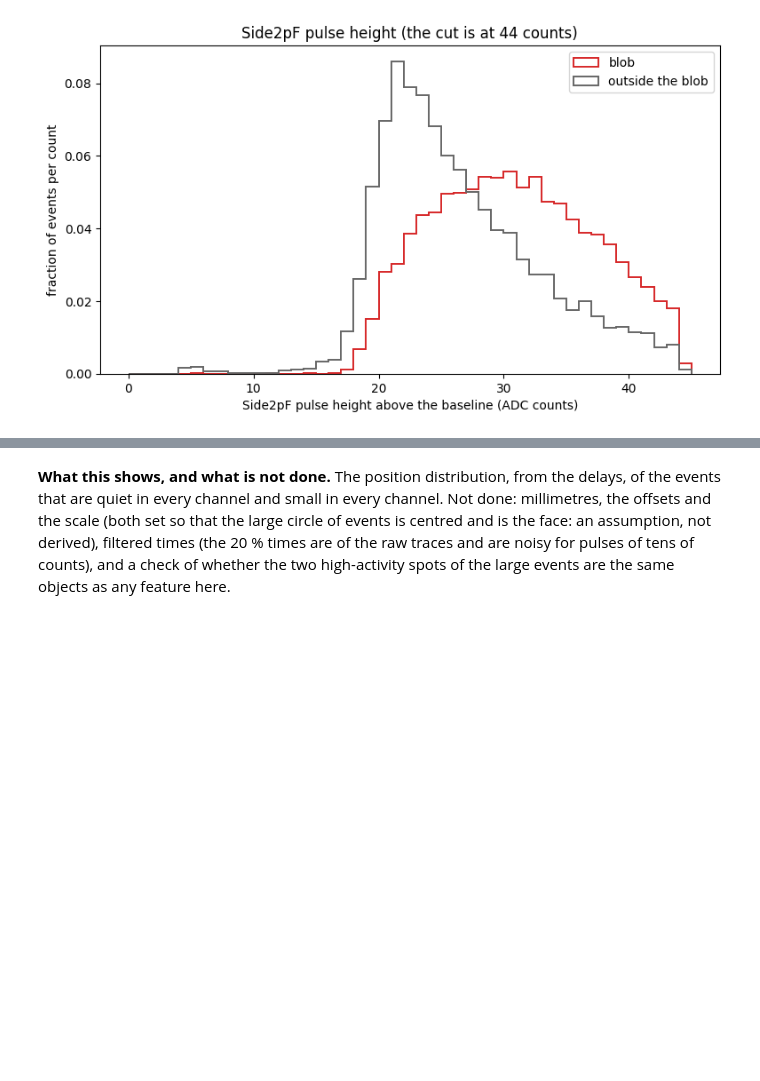
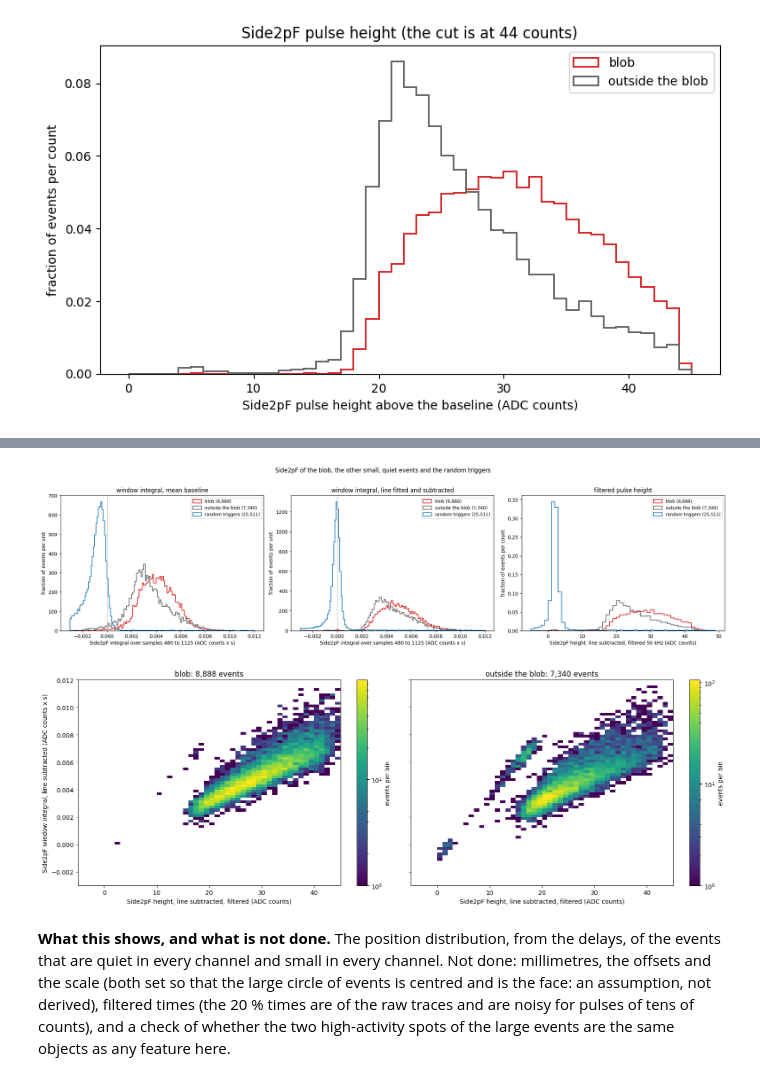
Before and after one commit to villano-lab/NSDF-Data, a Jupyter notebook: data_analysis/R76/notebooks/relcal/positions-small-quiet-82v.ipynb, the cells around one changed output, grey strips where cells are left out. Drawn from its saved outputs; the diff is of its cells as text; code cells hidden in the pictures; blank space fills up the shorter version.

```diff
--- a/data_analysis/R76/notebooks/relcal/positions-small-quiet-82v.ipynb
+++ b/data_analysis/R76/notebooks/relcal/positions-small-quiet-82v.ipynb
@@ -388,2 +464,39 @@ plt.show()
+# %%
+SETS = ((blob, "C3", f"blob ({blob.sum():,})"), (rest, "0.4", f"outside the blob ({rest.sum():,})"),
+        (rand & keep, "C0", f"random triggers ({(rand & keep).sum():,})"))
+BINS_W = np.linspace(-0.003, 0.012, 151)
+fig, axes = plt.subplots(1, 3, figsize=(20, 5.2))
+for ax, q, title in ((axes[0], integral_w[:, F], "window integral, mean baseline"),
+                     (axes[1], integral_wl[:, F], "window integral, line fitted and subtracted")):
+    for m, c, lab in SETS:
+        ax.hist(q[m], bins=BINS_W, histtype="step", density=True, color=c, linewidth=1.4, label=lab)
+    ax.axvline(0, color="0.6", linewidth=0.6)
+    ax.set_xlabel(f"Side2pF integral over samples {WIN[0]} to {WIN[1]} (ADC counts x s)")
+    ax.set_ylabel("fraction of events per unit")
+    ax.set_title(title)
+    ax.legend(fontsize=9)
+for m, c, lab in SETS:
+    axes[2].hist(height_fl[m, F], bins=np.arange(-5, 50, 1), histtype="step", density=True, color=c, linewidth=1.4, label=lab)
+axes[2].set_xlabel("Side2pF height, line subtracted, filtered 50 kHz (ADC counts)")
+axes[2].set_ylabel("fraction of events per count")
+axes[2].set_title("filtered pulse height")
+axes[2].legend(fontsize=9)
+fig.suptitle("Side2pF of the blob, the other small, quiet events and the random triggers", y=1.02)
+fig.tight_layout()
+plt.show()
+
+# the line-subtracted window integral against the filtered height: one pulse shape gives one line through the origin
+fig, axes = plt.subplots(1, 2, figsize=(16, 5.6), sharex=True, sharey=True)
+for ax, m, title in ((axes[0], blob, "blob"), (axes[1], rest, "outside the blob")):
+    h = ax.hist2d(height_fl[m, F], integral_wl[m, F], bins=[50, 75], range=[(-5, 45), (-0.003, 0.012)], cmap="viridis", norm=colors.LogNorm(), cmin=1)
+    ax.set_xlabel("Side2pF height, line subtracted, filtered (ADC counts)")
+    ax.set_title(f"{title}: {m.sum():,} events")
+    fig.colorbar(h[3], ax=ax, label="events per bin")
+axes[0].set_ylabel("Side2pF window integral, line subtracted (ADC counts x s)")
+fig.tight_layout()
+plt.show()
+# %% [output]
+[figure, added]
+[figure, added]
 # %% [markdown]
 **What this shows, and what is not done.** The position distribution, from the delays, of the events that are quiet in every channel and small in every channel. Not done: millimetres, the offsets and the scale (both set so that the large circle of events is centred and is the face: an assumption, not derived), filtered times (the 20 % times are of the raw traces and are noisy for pulses of tens of counts), and a check of whether the two high-activity spots of the large events are the same objects as any feature here.
```
Also changed, not shown: parts of 2 cells of this notebook.
